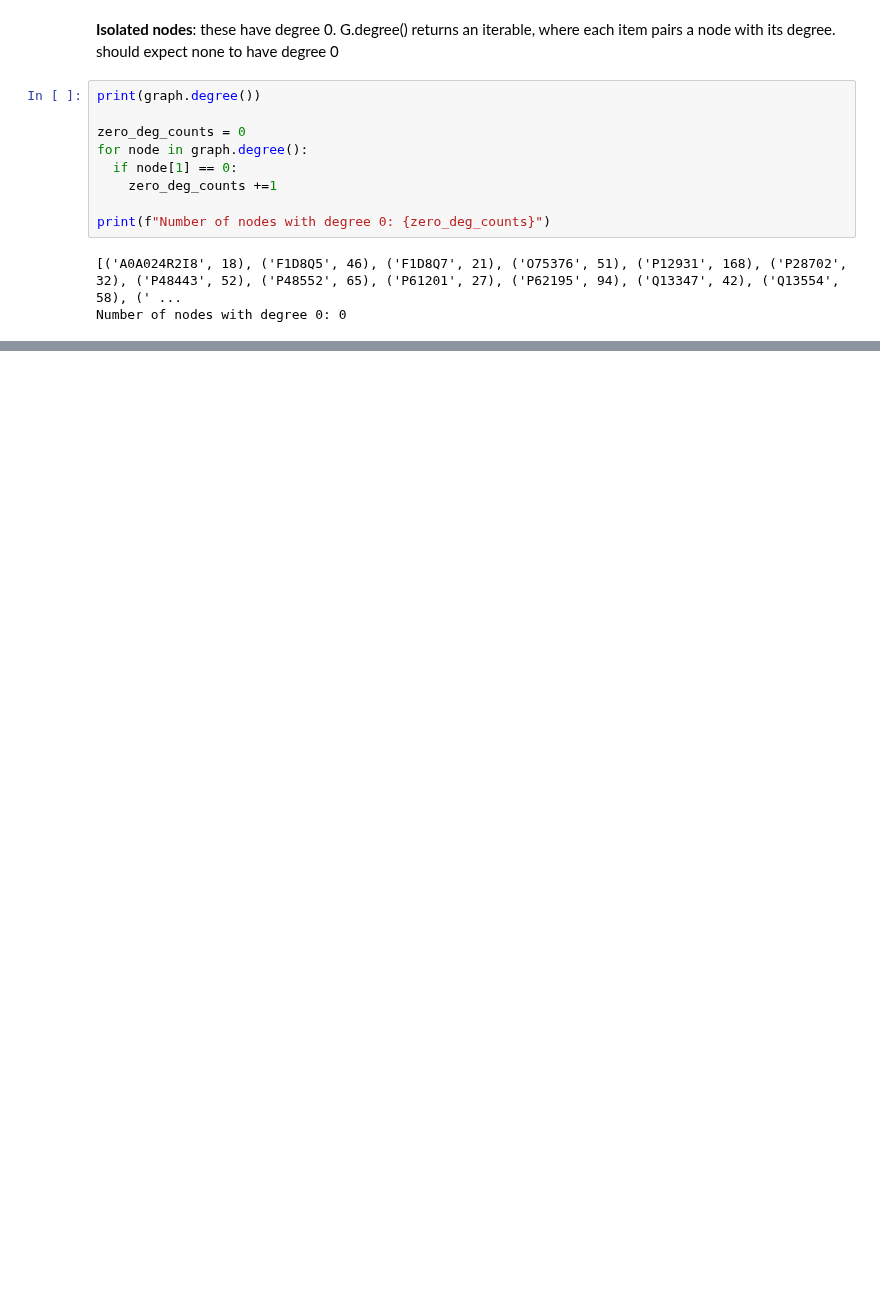
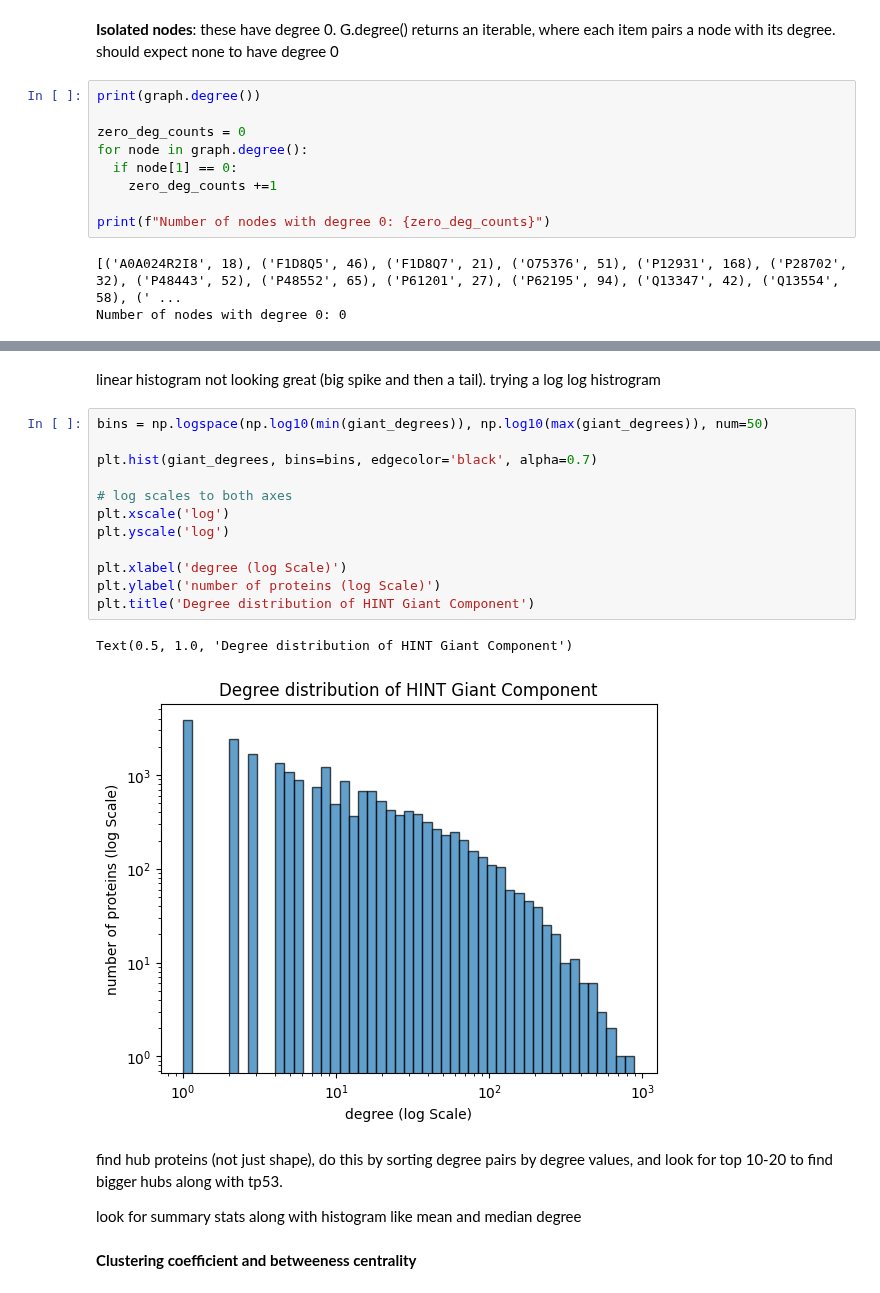
Before and after one commit to annaBANNANA6/protein-interaction-network, a Jupyter notebook: HINT_Exploration.ipynb, the cells around one changed output, grey strips where cells are left out. Drawn from its saved outputs; the diff is of its cells as text; blank space fills up the shorter version.

```diff
--- a/HINT_Exploration.ipynb
+++ b/HINT_Exploration.ipynb
@@ -344,0 +426,23 @@ Number of nodes with degree 0: 0
+# %% [markdown]
+linear histogram not looking great (big spike and then a tail). trying a log log histrogram
+# %%
+bins = np.logspace(np.log10(min(giant_degrees)), np.log10(max(giant_degrees)), num=50)
+
+plt.hist(giant_degrees, bins=bins, edgecolor='black', alpha=0.7)
+
+# log scales to both axes
+plt.xscale('log')
+plt.yscale('log')
+
+plt.xlabel('degree (log Scale)')
+plt.ylabel('number of proteins (log Scale)')
+plt.title('Degree distribution of HINT Giant Component')
+# %% [output]
+Text(0.5, 1.0, 'Degree distribution of HINT Giant Component')
+[figure, added]
+# %% [markdown]
+find hub proteins (not just shape), do this by sorting degree pairs by degree values, and look for top 10-20 to find bigger hubs along with tp53.
+
+look for summary stats along with histogram like mean and median degree
+# %% [markdown]
+**Clustering coefficient and betweeness centrality**
```
Also changed, not shown: parts of 11 cells of this notebook.
